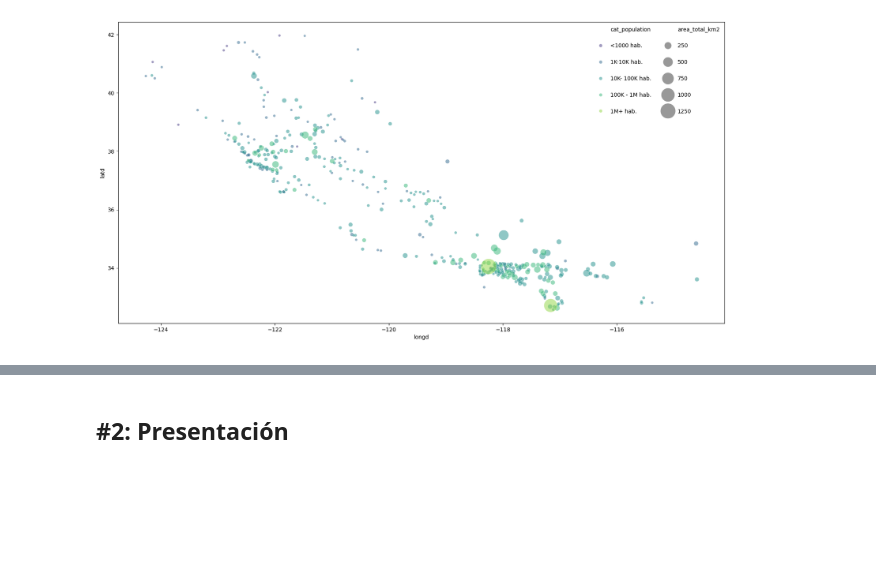
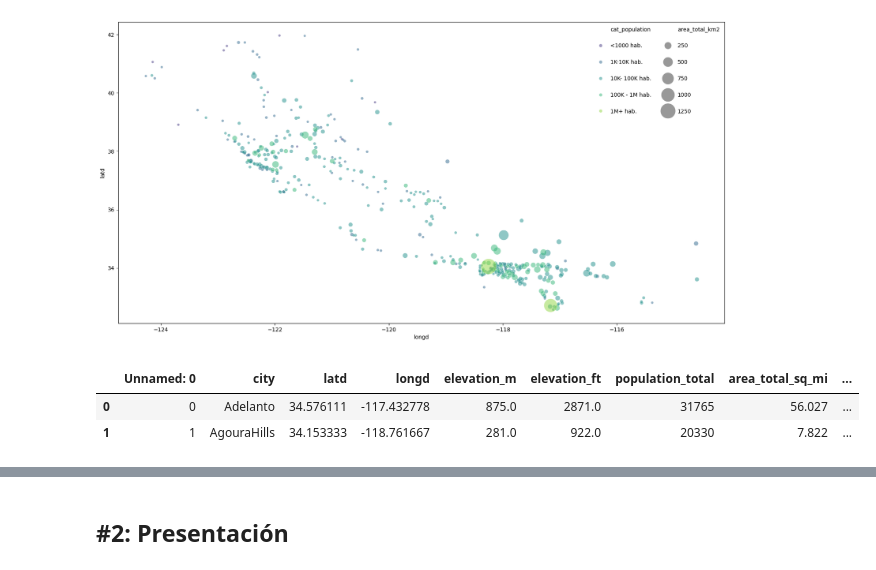
Before and after one commit to MHHsim/DS-Online-Marta-Harana, a Jupyter notebook: 03_Data_Analysis/Sprint_08/Unidad_02_Visualizacion_Avanzada_Seaborn/03_Practica_Obligatoria/18_Practica_Obligatoria_Visualizacion_Avanzada.ipynb, the cells around one changed output, grey strips where cells are left out. Drawn from its saved outputs; the diff is of its cells as text; code cells hidden in the pictures; blank space fills up the shorter version.

```diff
--- a/03_Data_Analysis/Sprint_08/Unidad_02_Visualizacion_Avanzada_Seaborn/03_Practica_Obligatoria/18_Practica_Obligatoria_Visualizacion_Avanzada.ipynb
+++ b/03_Data_Analysis/Sprint_08/Unidad_02_Visualizacion_Avanzada_Seaborn/03_Practica_Obligatoria/18_Practica_Obligatoria_Visualizacion_Avanzada.ipynb
@@ -122,0 +125,6 @@ df["log_population"] = np.log10(df["population_total"])
+# %%
+df.head(2)
+# %% [output]
+|  | Unnamed: 0 | city | latd | longd | elevation_m | elevation_ft | population_total | area_total_sq_mi | ... |
+| 0 | 0 | Adelanto | 34.576111 | -117.432778 | 875.0 | 2871.0 | 31765 | 56.027 | ... |
+| 1 | 1 | AgouraHills | 34.153333 | -118.761667 | 281.0 | 922.0 | 20330 | 7.822 | ... |
```
Also changed, not shown: parts of 4 cells of this notebook.
